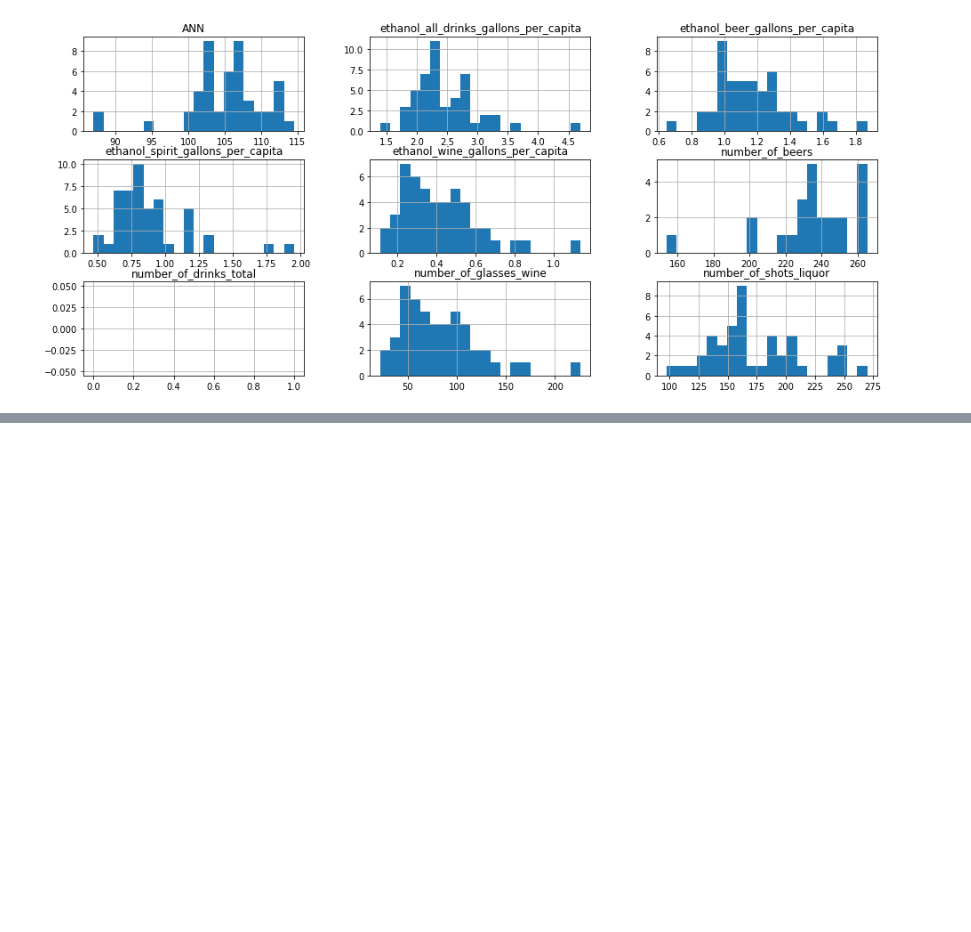
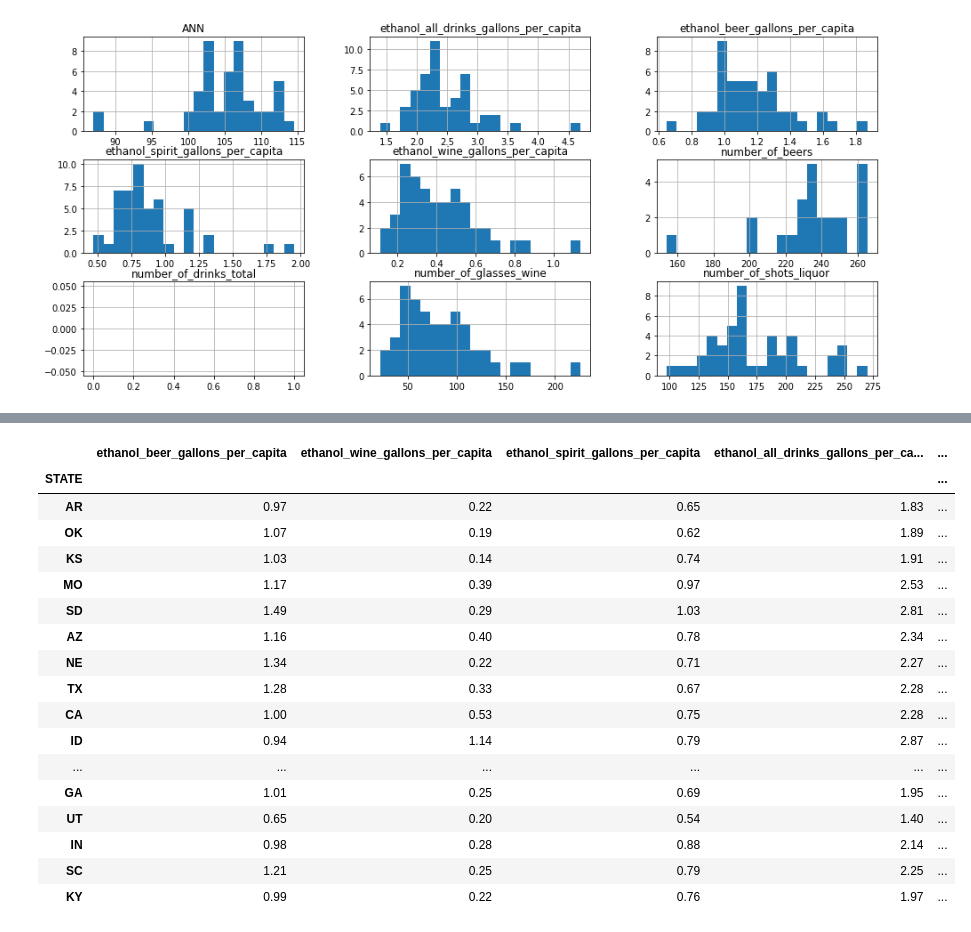
Before and after one commit to MatthewNewell006/alcohol_consumption, a Jupyter notebook: jupyter/2015_temp_data.ipynb, the cells around one changed output, grey strips where cells are left out. Cells and saved outputs as stored; diff of their text form; code cells hidden in the pictures; blank space fills up the shorter version.

```diff
--- a/jupyter/2015_temp_data.ipynb
+++ b/jupyter/2015_temp_data.ipynb
@@ -108,0 +121,21 @@ m_state['number_of_drinks_total'].hist(bins = bins);
+# %%
+m_state.sort_values(by = 'ANN',ascending= False).head(20)
+# %% [output]
+|  | ethanol_beer_gallons_per_capita | ethanol_wine_gallons_per_capita | ethanol_spirit_gallons_per_capita | ethanol_all_drinks_gallons_per_ca... | ... |
+| STATE |  |  |  |  | ... |
+| AR | 0.97 | 0.22 | 0.65 | 1.83 | ... |
+| OK | 1.07 | 0.19 | 0.62 | 1.89 | ... |
+| KS | 1.03 | 0.14 | 0.74 | 1.91 | ... |
+| MO | 1.17 | 0.39 | 0.97 | 2.53 | ... |
+| SD | 1.49 | 0.29 | 1.03 | 2.81 | ... |
+| AZ | 1.16 | 0.40 | 0.78 | 2.34 | ... |
+| NE | 1.34 | 0.22 | 0.71 | 2.27 | ... |
+| TX | 1.28 | 0.33 | 0.67 | 2.28 | ... |
+| CA | 1.00 | 0.53 | 0.75 | 2.28 | ... |
+| ID | 0.94 | 1.14 | 0.79 | 2.87 | ... |
+| ... | ... | ... | ... | ... | ... |
+| GA | 1.01 | 0.25 | 0.69 | 1.95 | ... |
+| UT | 0.65 | 0.20 | 0.54 | 1.40 | ... |
+| IN | 0.98 | 0.28 | 0.88 | 2.14 | ... |
+| SC | 1.21 | 0.25 | 0.79 | 2.25 | ... |
+| KY | 0.99 | 0.22 | 0.76 | 1.97 | ... |
```
Also changed, not shown: parts of 4 cells of this notebook.
